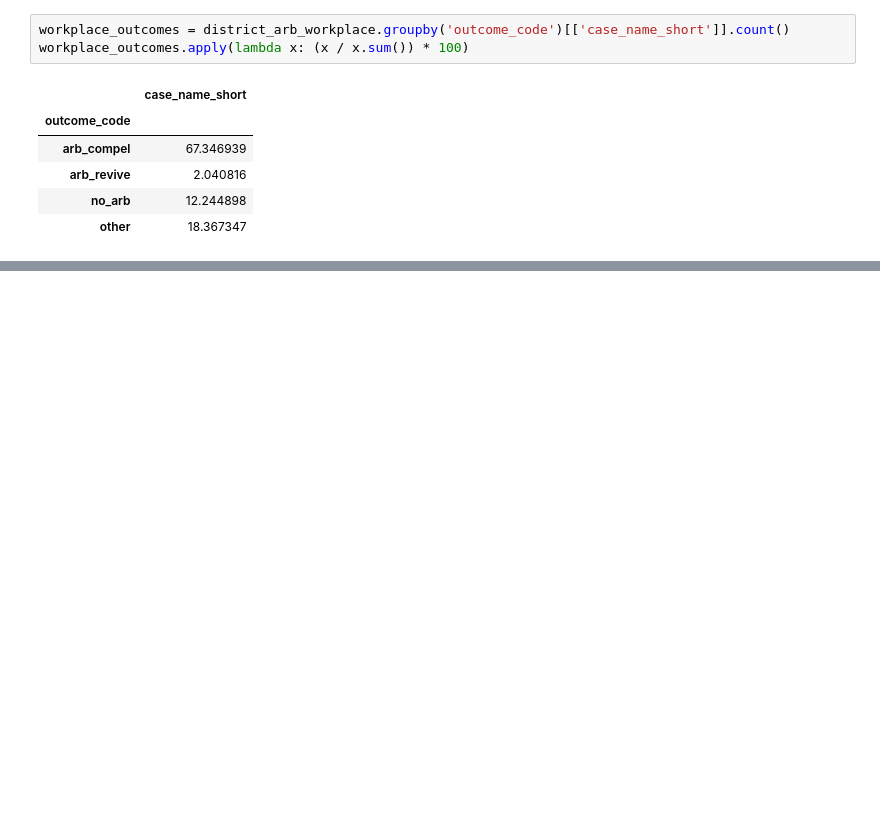
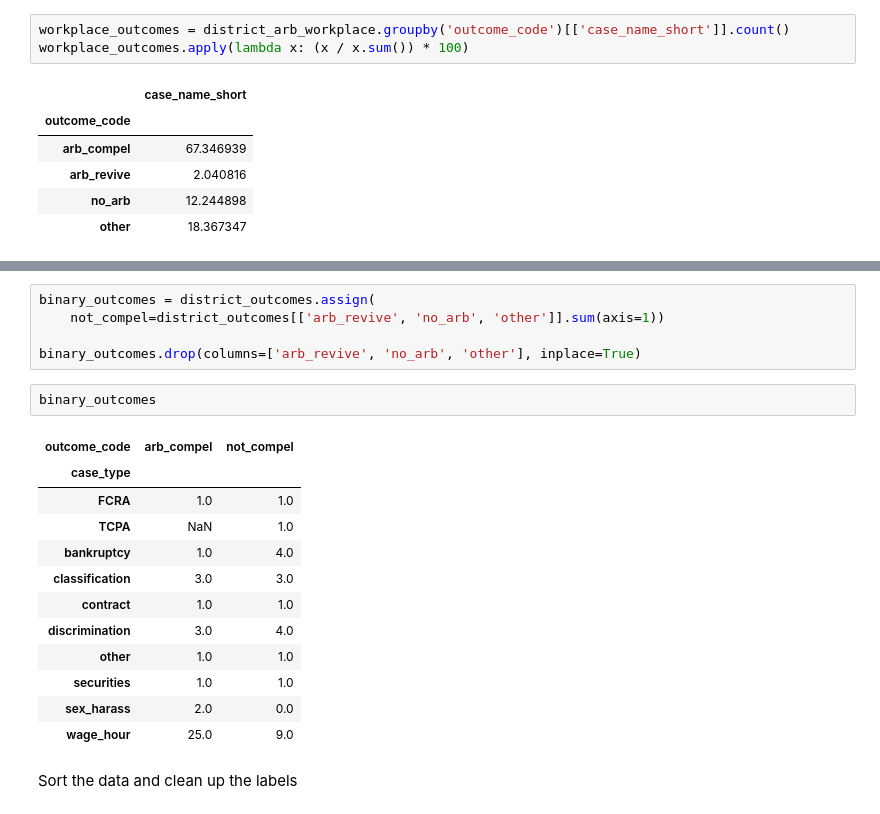
Before and after one commit to bhancock-alm/epic-impact, a Jupyter notebook: epic-decisions-analysis.ipynb, the cells around one changed output, grey strips where cells are left out. Cells and saved outputs as stored; diff of their text form; blank space fills up the shorter version.

```diff
--- a/epic-decisions-analysis.ipynb
+++ b/epic-decisions-analysis.ipynb
@@ -254,0 +278,22 @@ workplace_outcomes.apply(lambda x: (x / x.sum()) * 100)
+# %%
+binary_outcomes = district_outcomes.assign(
+    not_compel=district_outcomes[['arb_revive', 'no_arb', 'other']].sum(axis=1))
+
+binary_outcomes.drop(columns=['arb_revive', 'no_arb', 'other'], inplace=True)
+# %%
+binary_outcomes
+# %% [output]
+| outcome_code | arb_compel | not_compel |
+| case_type |  |  |
+| FCRA | 1.0 | 1.0 |
+| TCPA | NaN | 1.0 |
+| bankruptcy | 1.0 | 4.0 |
+| classification | 3.0 | 3.0 |
+| contract | 1.0 | 1.0 |
+| discrimination | 3.0 | 4.0 |
+| other | 1.0 | 1.0 |
+| securities | 1.0 | 1.0 |
+| sex_harass | 2.0 | 0.0 |
+| wage_hour | 25.0 | 9.0 |
+# %% [markdown]
+Sort the data and clean up the labels
```
Also changed, not shown: parts of 10 cells of this notebook.
